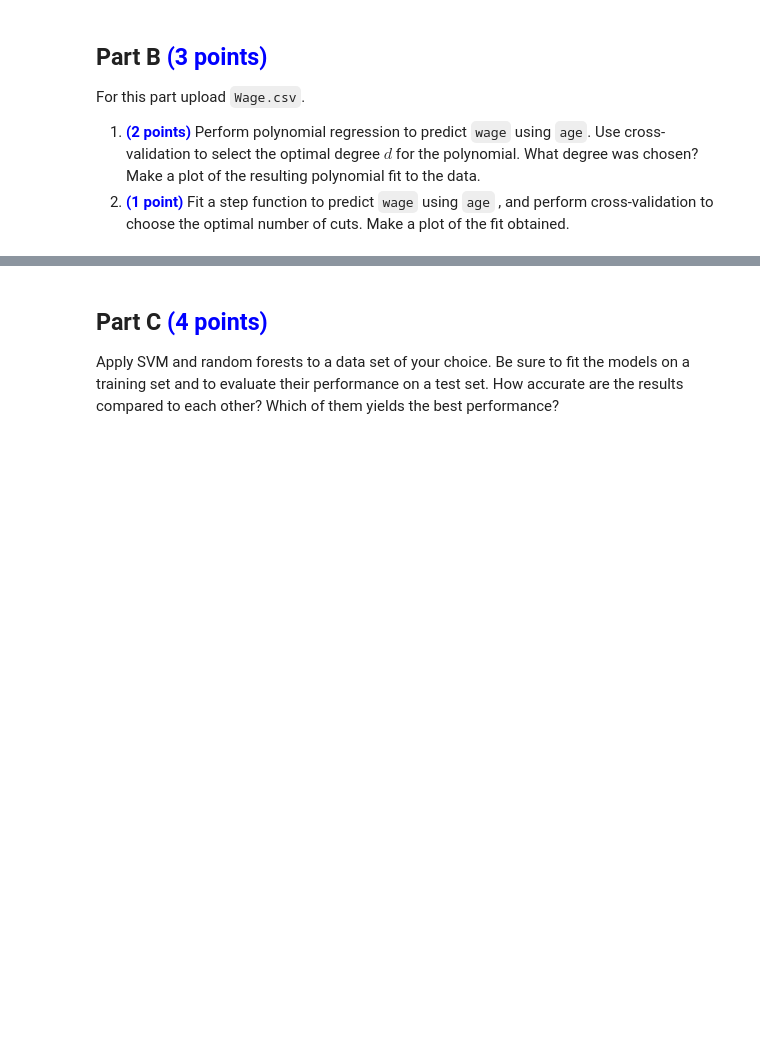
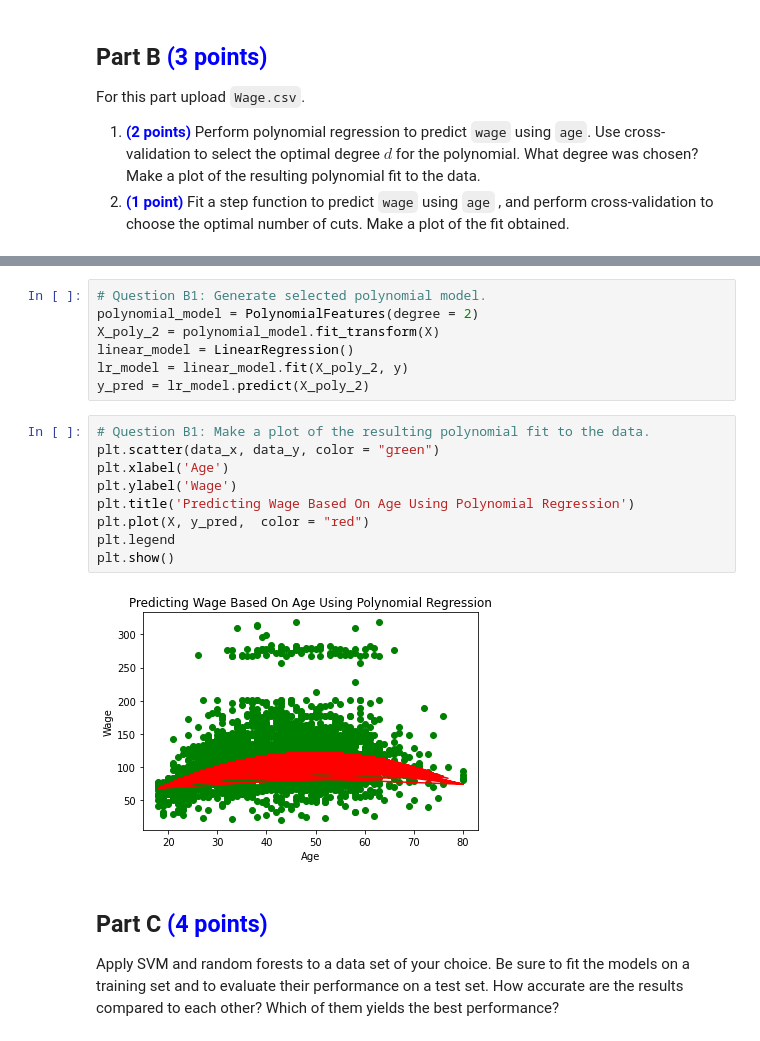
Before and after one commit to ahmedopolis/YCBS-255-Statistical-Machine-Learning, a Jupyter notebook: Assignments/Assignment 3/assignment03_mcgill_ahmedibrahim.ipynb, the cells around one changed output, grey strips where cells are left out. Drawn from its saved outputs; the diff is of its cells as text; blank space fills up the shorter version.

```diff
--- a/Assignments/Assignment 3/assignment03_mcgill_ahmedibrahim.ipynb
+++ b/Assignments/Assignment 3/assignment03_mcgill_ahmedibrahim.ipynb
@@ -155,3 +252,21 @@ the resulting polynomial fit to the data.
+# %%
+# Question B1: Generate selected polynomial model.
+polynomial_model = PolynomialFeatures(degree = 2)
+X_poly_2 = polynomial_model.fit_transform(X)
+linear_model = LinearRegression()
+lr_model = linear_model.fit(X_poly_2, y)
+y_pred = lr_model.predict(X_poly_2)
+# %%
+# Question B1: Make a plot of the resulting polynomial fit to the data.
+plt.scatter(data_x, data_y, color = "green")
+plt.xlabel('Age')
+plt.ylabel('Wage')
+plt.title('Predicting Wage Based On Age Using Polynomial Regression')
+plt.plot(X, y_pred,  color = "red")
+plt.legend
+plt.show()
+# %% [output]
+[figure, added]
 # %% [markdown]
 
 ## **Part C** <font color="blue">(4 points)</font>
```
Also changed, not shown: parts of 13 cells of this notebook.
